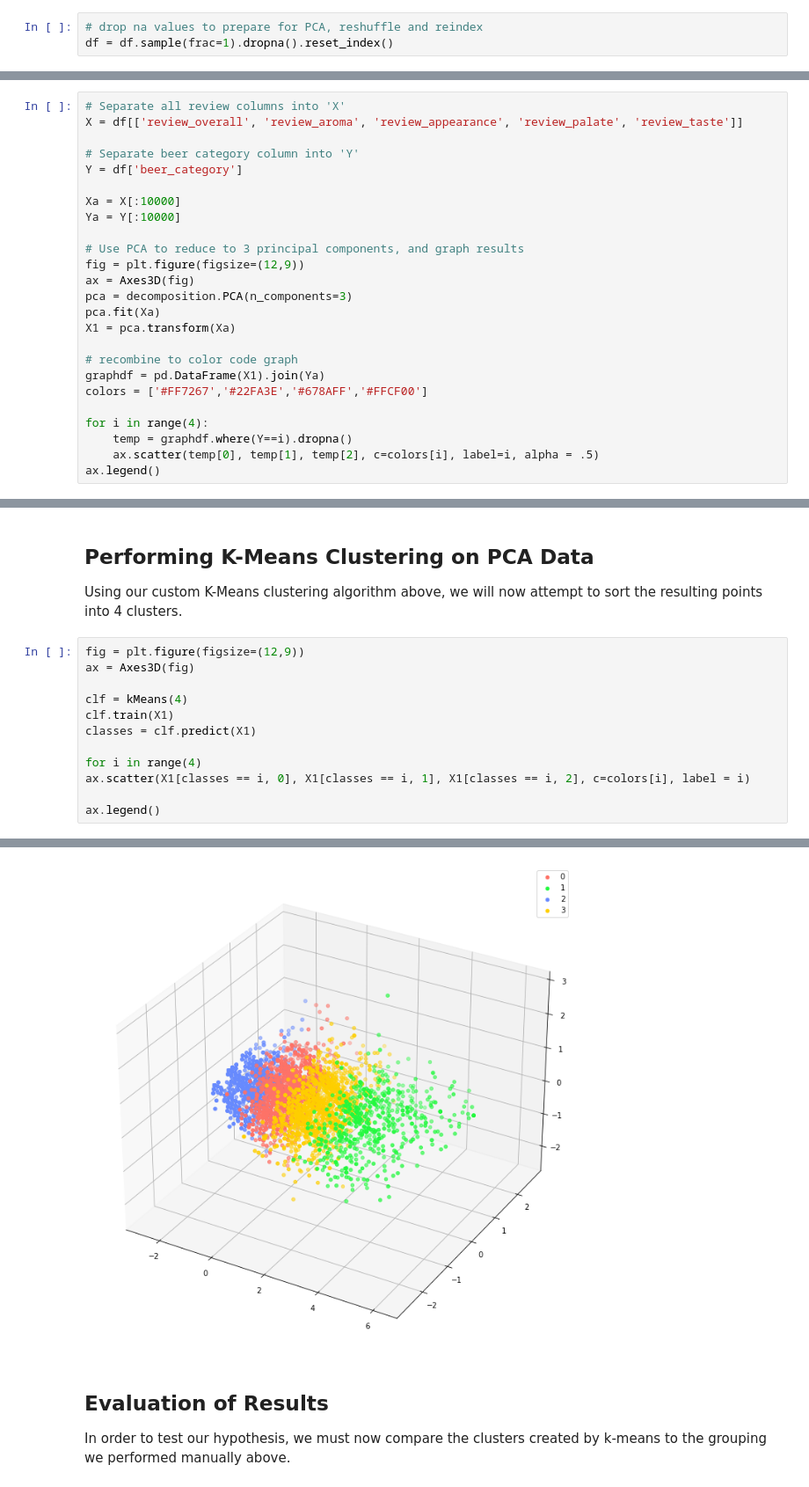
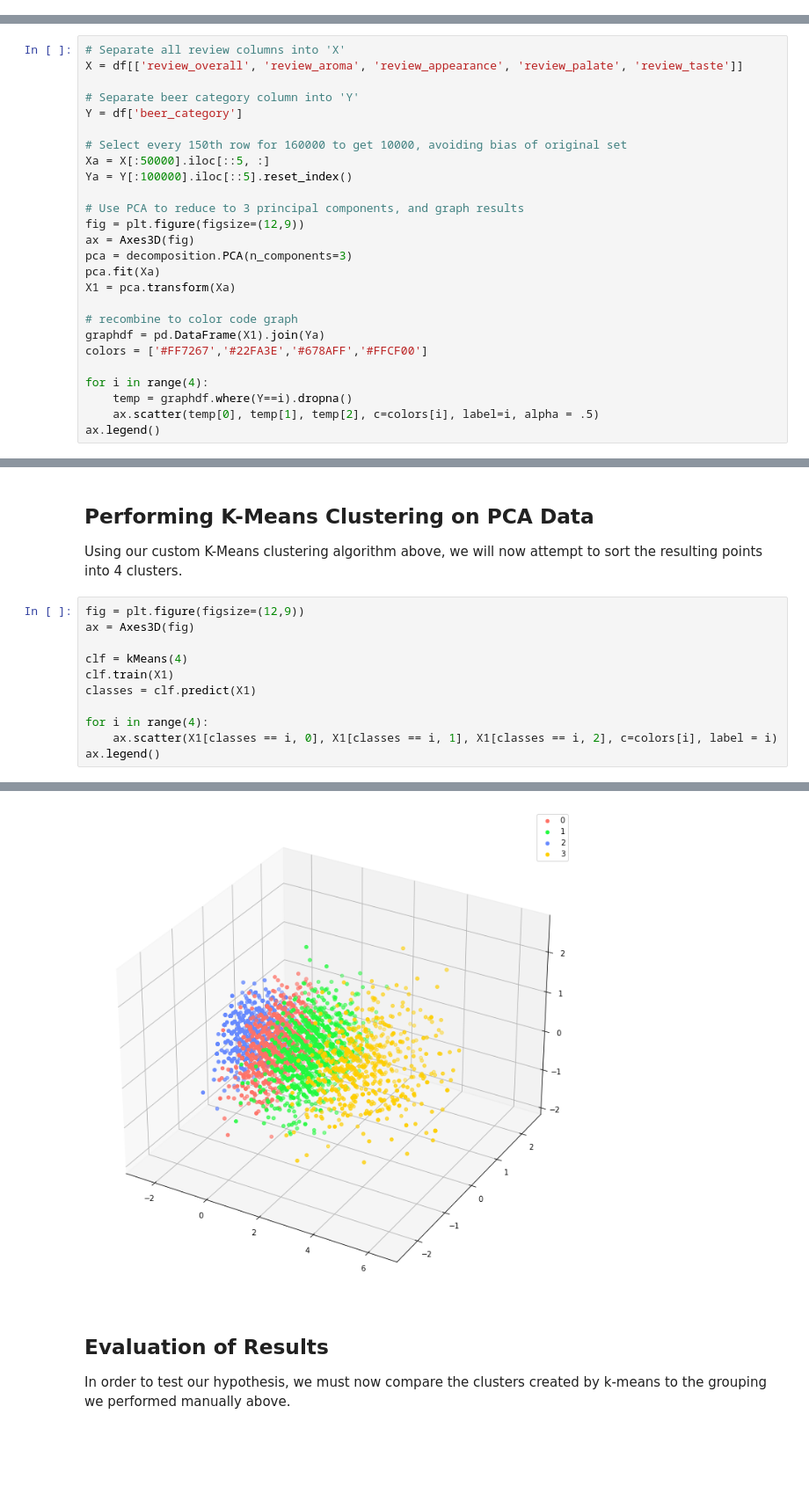
Before and after one commit to mlmabie/COGS-118B_final, a Jupyter notebook: final_organized.ipynb, the cells around one changed output, grey strips where cells are left out. Shown: that part at 88% size. Cells and saved outputs as stored; diff of their text form; blank space fills up the shorter version.

Commit message:
visualization retool

```diff
--- a/final_organized.ipynb
+++ b/final_organized.ipynb
@@ -78,9 +78,6 @@ df.head()
 | 2 | 10325 | Vecchio Birraio | 1235916604 | 3.0 | 2.5 | 3.0 | ... |
 | 3 | 10325 | Vecchio Birraio | 1234725145 | 3.0 | 3.0 | 3.5 | ... |
 | 4 | 1075 | Caldera Brewing Company | 1293735206 | 4.0 | 4.5 | 4.0 | ... |
-# %%
-# drop na values to prepare for PCA, reshuffle and reindex
-df = df.sample(frac=1).dropna().reset_index()
 # %% [markdown]
 ## Performing PCA on Review Data ##
 
@@ -92,8 +89,9 @@ X = df[['review_overall', 'review_aroma', 'review_appearance', 'review_palate',
 # Separate beer category column into 'Y'
 Y = df['beer_category']
 
-Xa = X[:10000]
-Ya = Y[:10000]
+# Select every 150th row for 160000 to get 10000, avoiding bias of original set
+Xa = X[:50000].iloc[::5, :]
+Ya = Y[:100000].iloc[::5].reset_index()
 
 # Use PCA to reduce to 3 principal components, and graph results
 fig = plt.figure(figsize=(12,9))
@@ -120,18 +118,17 @@ Using our custom K-Means clustering algorithm above, we will now attempt to sort
 # %%
 fig = plt.figure(figsize=(12,9))
 ax = Axes3D(fig)
 
 clf = kMeans(4)
 clf.train(X1)
 classes = clf.predict(X1)
 
-for i in range(4)
-ax.scatter(X1[classes == i, 0], X1[classes == i, 1], X1[classes == i, 2], c=colors[i], label = i)
-
+for i in range(4):
+    ax.scatter(X1[classes == i, 0], X1[classes == i, 1], X1[classes == i, 2], c=colors[i], label = i)
 ax.legend()
 # %% [output]
 <matplotlib.legend.Legend at 0x...>
-[figure, old version]
+[figure, new version]
 # %% [markdown]
 ## Evaluation of Results ##
 
```
Also changed, not shown: parts of 1 cell of this notebook.
